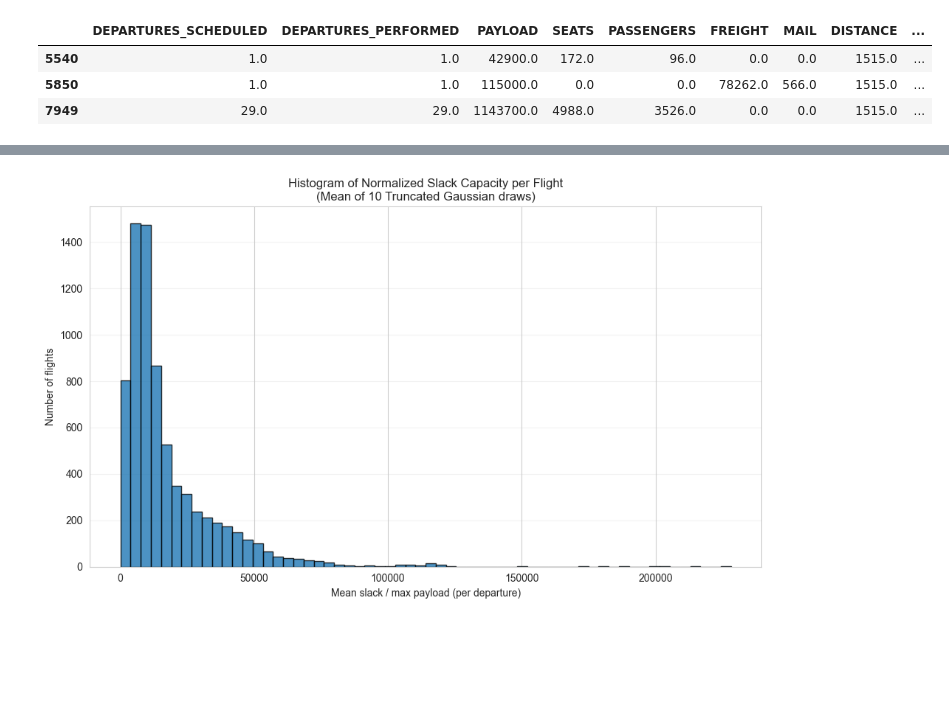
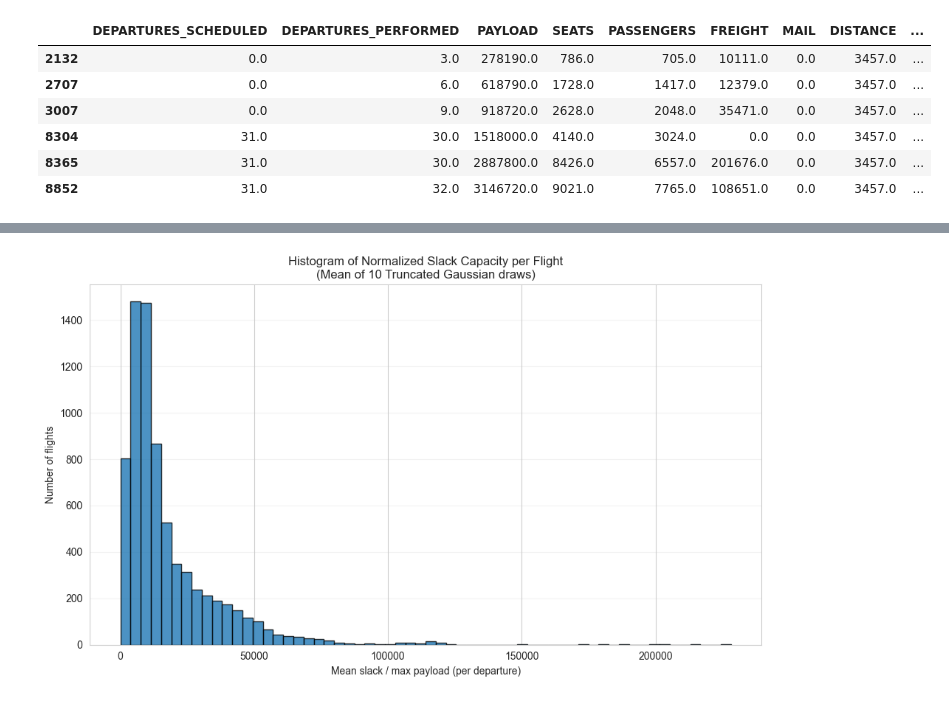
Before and after one commit to cubicalknight/humanitarian-multimodal, a Jupyter notebook: notebooks/t100_analysis.ipynb, the cells around one changed output, grey strips where cells are left out. Cells and saved outputs as stored; diff of their text form; code cells hidden in the pictures; blank space fills up the shorter version.

```diff
--- a/notebooks/t100_analysis.ipynb
+++ b/notebooks/t100_analysis.ipynb
@@ -5,14 +5,17 @@ path = "../data/T_T100I_SEGMENT_ALL_CARRIER.csv"
 
 data = pd.read_csv(path)
 # %%
-find = data.loc[(data['ORIGIN'] == 'MIA') & (data['DEST'] == 'SVD')]
+find = data.loc[(data['ORIGIN'] == 'BOS') & (data['DEST'] == 'AMS')]
 pd.set_option('display.max_columns', None)
 display(find)
 # %% [output]
 |  | DEPARTURES_SCHEDULED | DEPARTURES_PERFORMED | PAYLOAD | SEATS | PASSENGERS | FREIGHT | MAIL | DISTANCE | ... |
-| 5540 | 1.0 | 1.0 | 42900.0 | 172.0 | 96.0 | 0.0 | 0.0 | 1515.0 | ... |
-| 5850 | 1.0 | 1.0 | 115000.0 | 0.0 | 0.0 | 78262.0 | 566.0 | 1515.0 | ... |
-| 7949 | 29.0 | 29.0 | 1143700.0 | 4988.0 | 3526.0 | 0.0 | 0.0 | 1515.0 | ... |
+| 2132 | 0.0 | 3.0 | 278190.0 | 786.0 | 705.0 | 10111.0 | 0.0 | 3457.0 | ... |
+| 2707 | 0.0 | 6.0 | 618790.0 | 1728.0 | 1417.0 | 12379.0 | 0.0 | 3457.0 | ... |
+| 3007 | 0.0 | 9.0 | 918720.0 | 2628.0 | 2048.0 | 35471.0 | 0.0 | 3457.0 | ... |
+| 8304 | 31.0 | 30.0 | 1518000.0 | 4140.0 | 3024.0 | 0.0 | 0.0 | 3457.0 | ... |
+| 8365 | 31.0 | 30.0 | 2887800.0 | 8426.0 | 6557.0 | 201676.0 | 0.0 | 3457.0 | ... |
+| 8852 | 31.0 | 32.0 | 3146720.0 | 9021.0 | 7765.0 | 108651.0 | 0.0 | 3457.0 | ... |
 # %%
 # sort data by freight,add a column (payload/departures_performed - freight/departures_performed), also only highlight class A, C, E, F
 data = data.sort_values(by="FREIGHT", ascending=False)
```
Also changed, not shown: parts of 1 cell of this notebook, 8 other files.
